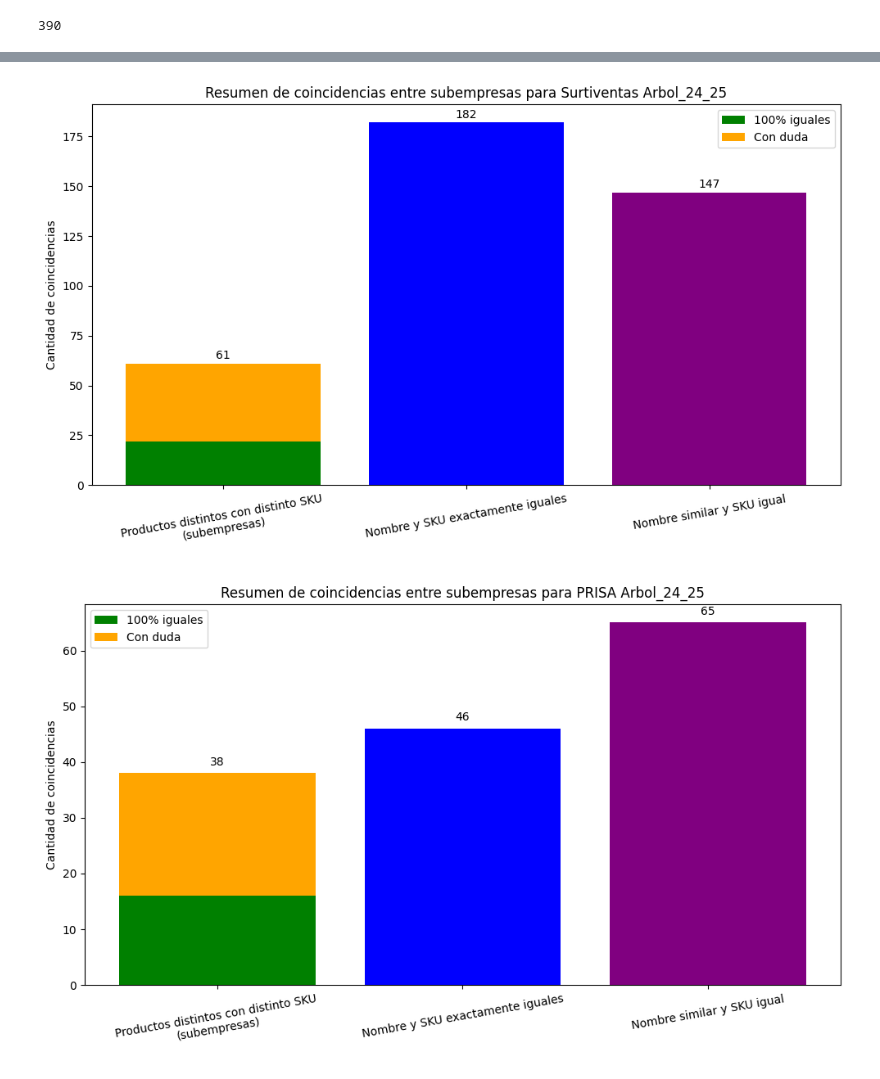
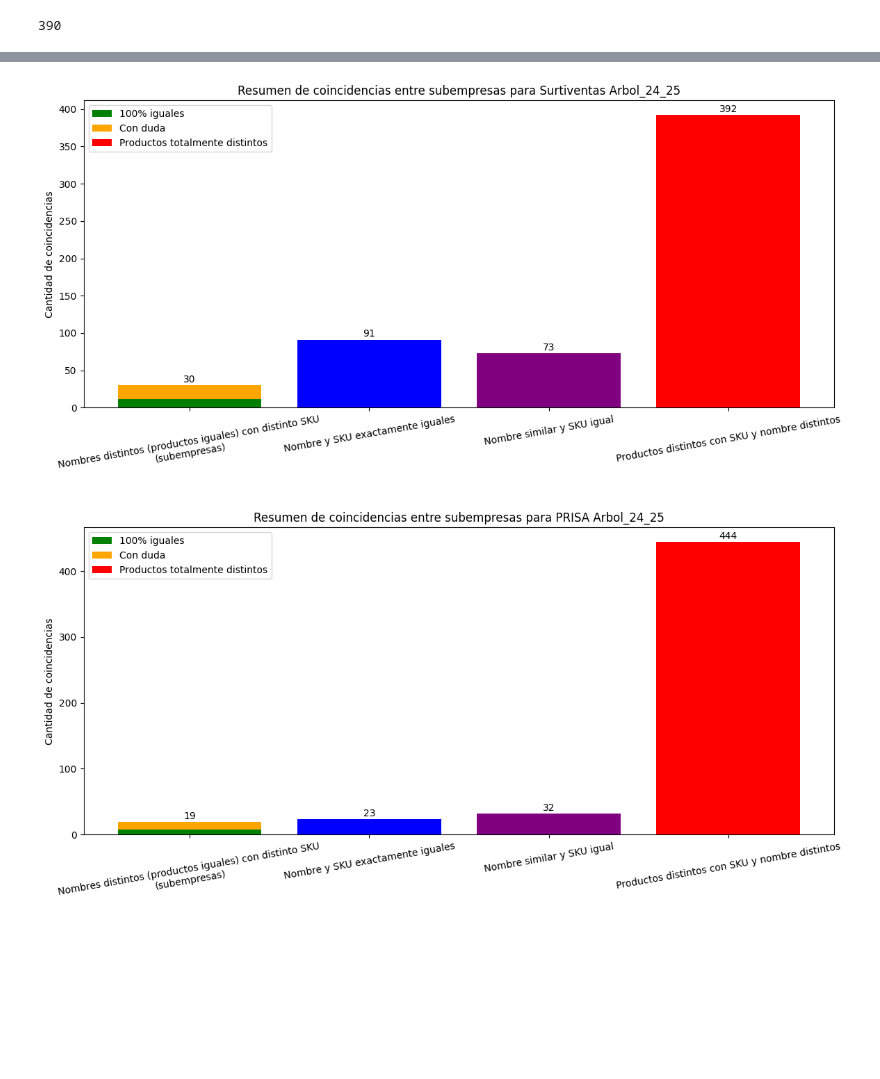
Before and after one commit to KabeliDev/prisa-eda, a Jupyter notebook: result_subempresas.ipynb, the cells around one changed output, grey strips where cells are left out. Cells and saved outputs as stored; diff of their text form; code cells hidden in the pictures; blank space fills up the shorter version.

Commit message:
add noemal cases

```diff
--- a/result_subempresas.ipynb
+++ b/result_subempresas.ipynb
@@ -115,16 +178,16 @@ company_shapes
 # %%
+#  special cases devided by 2 because each product appears 2 times - for each subsompany, but normal cases are unique
 company = "Surtiventas Arbol_24_25"
-review, confident, exact, partial = company_shapes[company]
-
-visualize(review, confident, exact, partial, company)
+review, confident, exact, partial, other = company_shapes[company]
+visualize(review//2, confident//2, exact//2, partial//2, other, company)
 # %% [output]
-[figure, old version]
+[figure, new version]
 # %%
 company = "PRISA Arbol_24_25"
-review, confident, exact, partial = company_shapes[company]
+review, confident, exact, partial, other = company_shapes[company]
 
-visualize(review, confident, exact, partial, company)
+visualize(review//2, confident//2, exact//2, partial//2, other, company)
 # %% [output]
-[figure, old version]
+[figure, new version]
 # %%
 company = "Prinorte Arbol_24_25"
```
Also changed, not shown: parts of 9 cells of this notebook, 3 other files.
